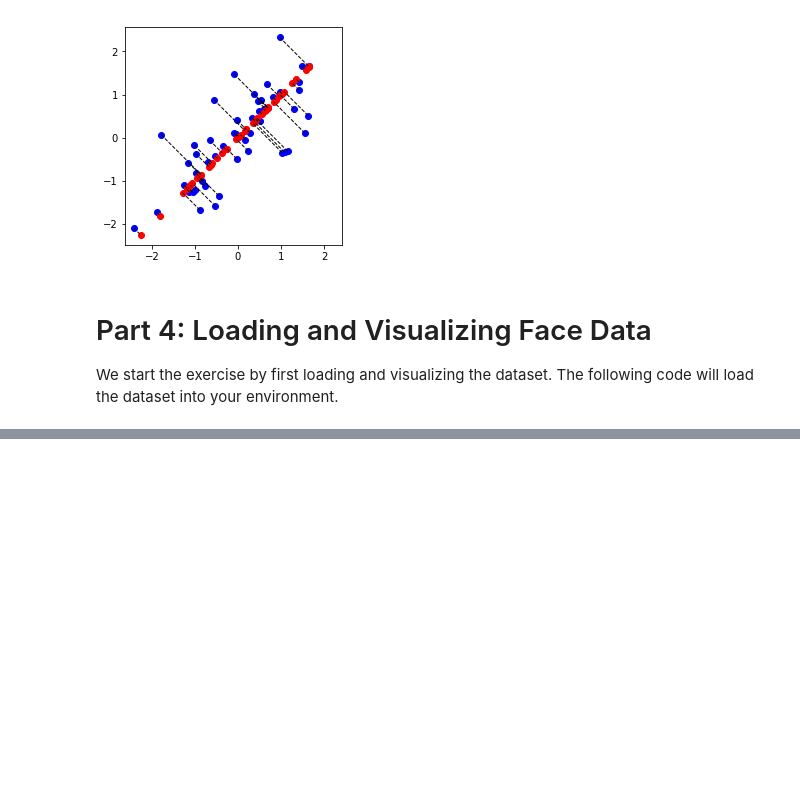
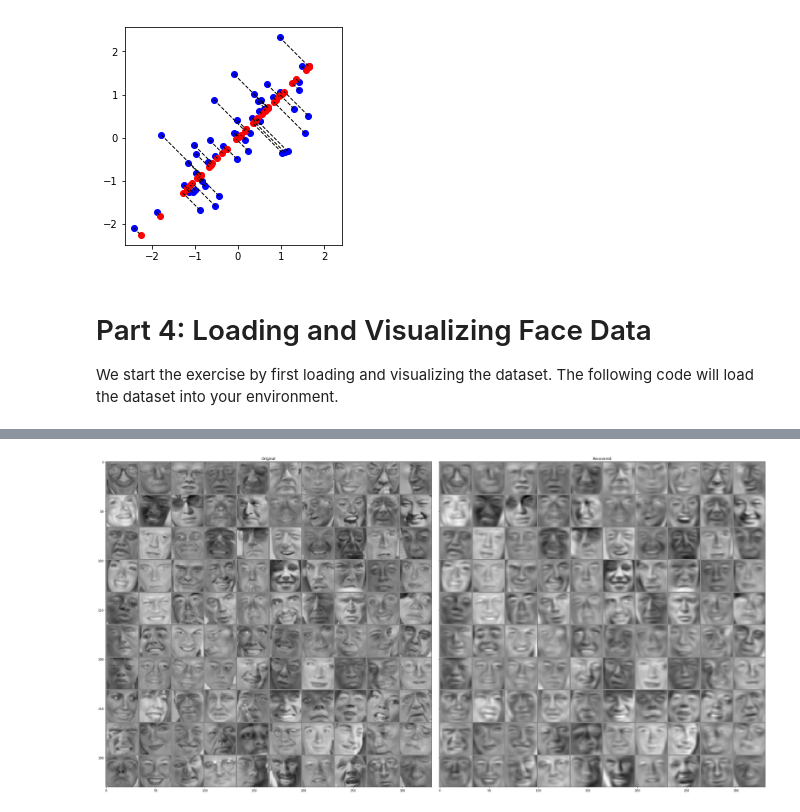
Before and after one commit to davidshen84/machine-learning, a Jupyter notebook: coursera/ex7/ex7_pca.ipynb, the cells around one changed output, grey strips where cells are left out. Saved outputs shown, nothing was run; the diff lists cells and outputs as text; code cells hidden in the pictures; blank space fills up the shorter version.

```diff
--- a/coursera/ex7/ex7_pca.ipynb
+++ b/coursera/ex7/ex7_pca.ipynb
@@ -132,0 +196,8 @@ error: Error -3 while decompressing data: invalid literal/lengths set
+# %%
+# Dimension reduction for face dataset.
+
+K = 100
+Z = project_data(X_norm, U, K)
+
+print(f'''The projected data Z has a size of:
+{Z.shape}''')
@@ -132,0 +213,22 @@ error: Error -3 while decompressing data: invalid literal/lengths set
+# %%
+def recover_data(Z, U, K):
+    U_reduced = U[:, :K]
+
+    return U_reduced.dot(Z.T).T
+# %%
+K = 100
+X_rec = recover_data(Z, U, K)
+
+# Display normalized data
+
+fig, (ax0, ax1) = plt.subplots(1, 2, sharey=True)
+ax0.set_title('Original')
+ax1.set_title('Recovered')
+fig.set_figwidth(32)
+fig.set_figheight(32)
+fig.tight_layout()
+
+display_data(X_norm[:100, :], ax0)
+display_data(X_rec[:100, :], ax1)
+# %% [output]
+[figure, added]
```
Also changed, not shown: parts of 26 cells of this notebook, 1 other file.
